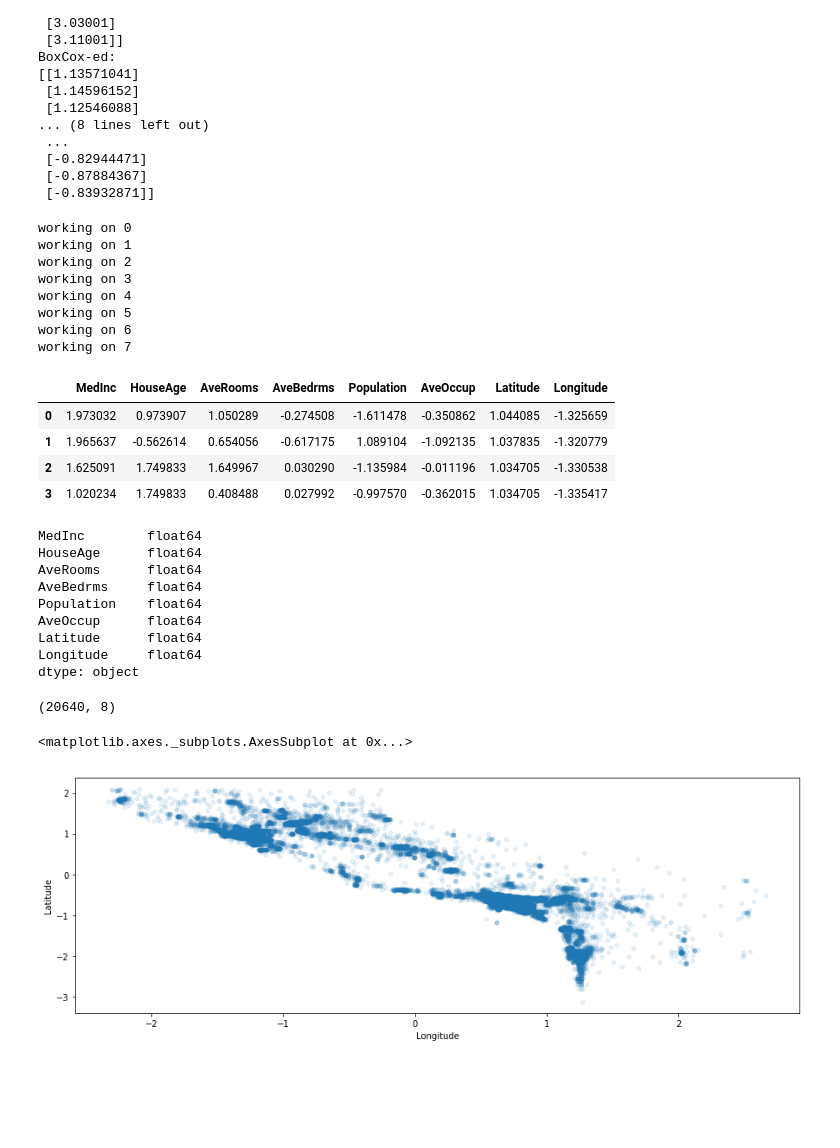
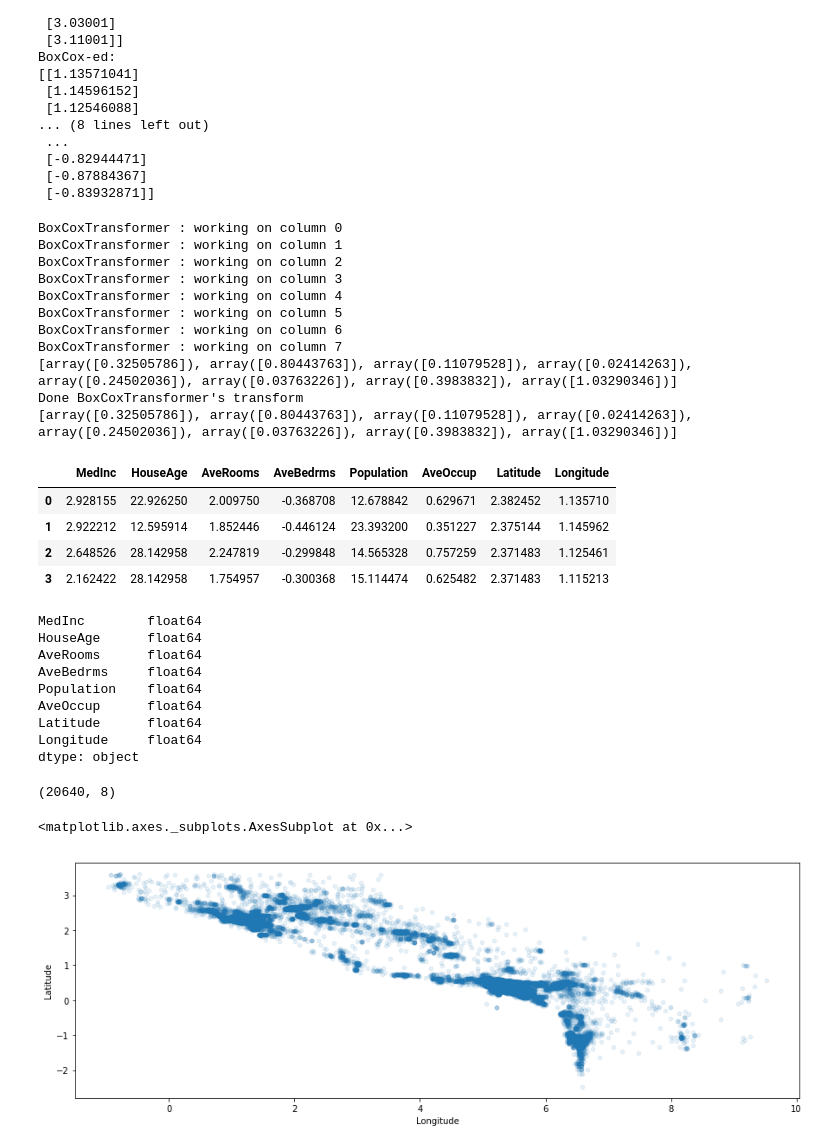
Before and after one commit to che220/simpletest, a Jupyter notebook: learn_tensorflow/explore_data.ipynb, the cells around one changed output. Drawn from its saved outputs; the diff is of its cells as text; code cells hidden in the pictures; blank space fills up the shorter version.

```diff
--- a/learn_tensorflow/explore_data.ipynb
+++ b/learn_tensorflow/explore_data.ipynb
@@ -109,32 +197,37 @@ class StandardizedBoxCox (BaseEstimator, TransformerMixin):
         return out, lmbdas
 # %%
-a, lmbdas = StandardizedBoxCox().transform(housing.as_matrix())
+bc = BoxCoxTransformer(True)
+a = bc.transform(housing.as_matrix())
 x = pd.DataFrame(a, columns = housing.columns)
+print(bc.lmbdas)
 showDF(x)
 x.plot(kind='scatter', x='Longitude', y='Latitude', figsize=(15, 5), alpha=0.1)
 # %% [output]
-working on 0
-working on 1
-working on 2
-working on 3
-working on 4
-working on 5
-working on 6
-working on 7
+BoxCoxTransformer : working on column 0
+BoxCoxTransformer : working on column 1
+BoxCoxTransformer : working on column 2
+BoxCoxTransformer : working on column 3
+BoxCoxTransformer : working on column 4
+BoxCoxTransformer : working on column 5
+BoxCoxTransformer : working on column 6
+BoxCoxTransformer : working on column 7
+[array([0.32505786]), array([0.80443763]), array([0.11079528]), array([0.02414263]), array([0.24502036]), array([0.03763226]), array([0.3983832]), array([1.03290346])]
+Done BoxCoxTransformer's transform
+[array([0.32505786]), array([0.80443763]), array([0.11079528]), array([0.02414263]), array([0.24502036]), array([0.03763226]), array([0.3983832]), array([1.03290346])]
 |  | MedInc | HouseAge | AveRooms | AveBedrms | Population | AveOccup | Latitude | Longitude |
-| 0 | 1.973032 | 0.973907 | 1.050289 | -0.274508 | -1.611478 | -0.350862 | 1.044085 | -1.325659 |
-| 1 | 1.965637 | -0.562614 | 0.654056 | -0.617175 | 1.089104 | -1.092135 | 1.037835 | -1.320779 |
-| 2 | 1.625091 | 1.749833 | 1.649967 | 0.030290 | -1.135984 | -0.011196 | 1.034705 | -1.330538 |
-| 3 | 1.020234 | 1.749833 | 0.408488 | 0.027992 | -0.997570 | -0.362015 | 1.034705 | -1.335417 |
+| 0 | 2.928155 | 22.926250 | 2.009750 | -0.368708 | 12.678842 | 0.629671 | 2.382452 | 1.135710 |
+| 1 | 2.922212 | 12.595914 | 1.852446 | -0.446124 | 23.393200 | 0.351227 | 2.375144 | 1.145962 |
+| 2 | 2.648526 | 28.142958 | 2.247819 | -0.299848 | 14.565328 | 0.757259 | 2.371483 | 1.125461 |
+| 3 | 2.162422 | 28.142958 | 1.754957 | -0.300368 | 15.114474 | 0.625482 | 2.371483 | 1.115213 |
 MedInc        float64
 HouseAge      float64
 AveRooms      float64
 AveBedrms     float64
 Population    float64
 AveOccup      float64
 Latitude      float64
 Longitude     float64
 dtype: object
 (20640, 8)
 <matplotlib.axes._subplots.AxesSubplot at 0x...>
-[figure, old version]
+[figure, new version]
```
Also changed, not shown: parts of 4 cells of this notebook.
